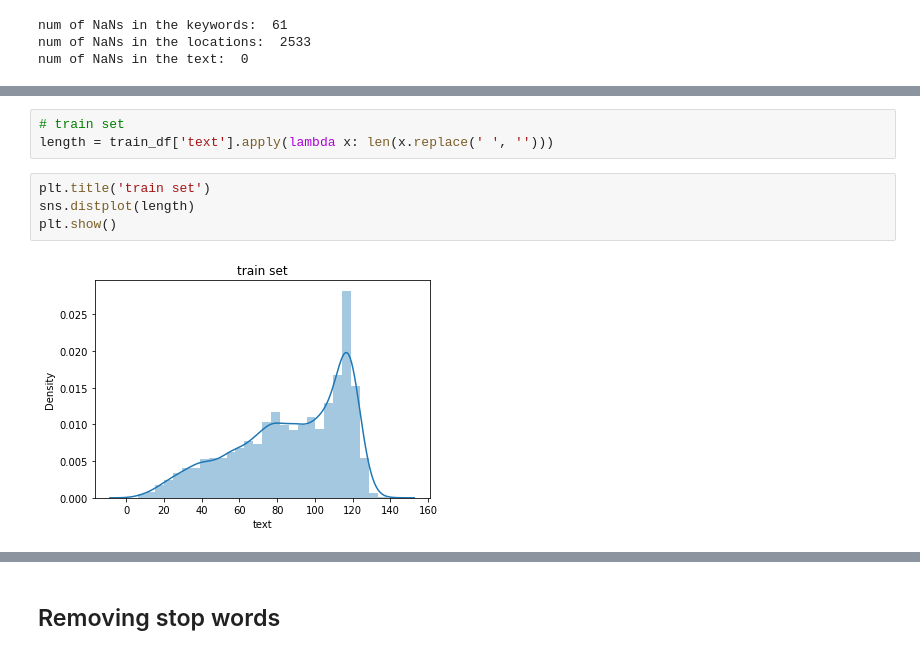
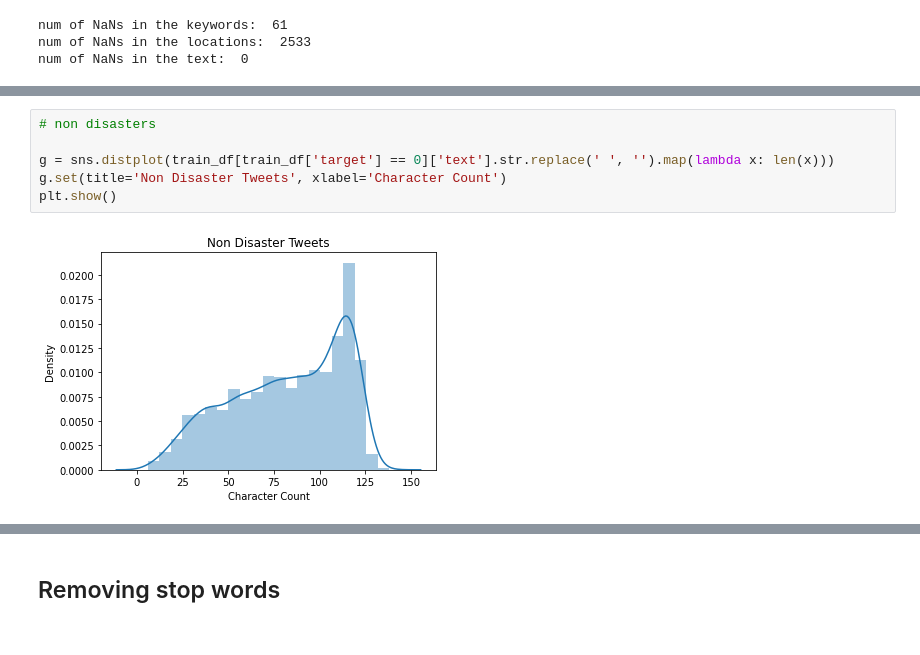
Before and after one commit to gha7all/DataScienceHub, a Jupyter notebook: week-3/disaster_tweets/tweets.ipynb, the cells around one changed output, grey strips where cells are left out. Cells and saved outputs as stored; diff of their text form.

```diff
--- a/week-3/disaster_tweets/tweets.ipynb
+++ b/week-3/disaster_tweets/tweets.ipynb
@@ -58,10 +94,9 @@ g.set(ylabel='count', title='train set')
 # %%
-# train set
-length = train_df['text'].apply(lambda x: len(x.replace(' ', '')))
+# non disasters
+
+g = sns.distplot(train_df[train_df['target'] == 0]['text'].str.replace(' ', '').map(lambda x: len(x)))
+g.set(title='Non Disaster Tweets', xlabel='Character Count')
+plt.show()
+# %% [output]
+[figure, added]
-# %%
-plt.title('train set')
-sns.distplot(length)
-plt.show()
-# %% [output]
-[figure, removed]
 # %%
```
Also changed, not shown: parts of 26 cells of this notebook.
